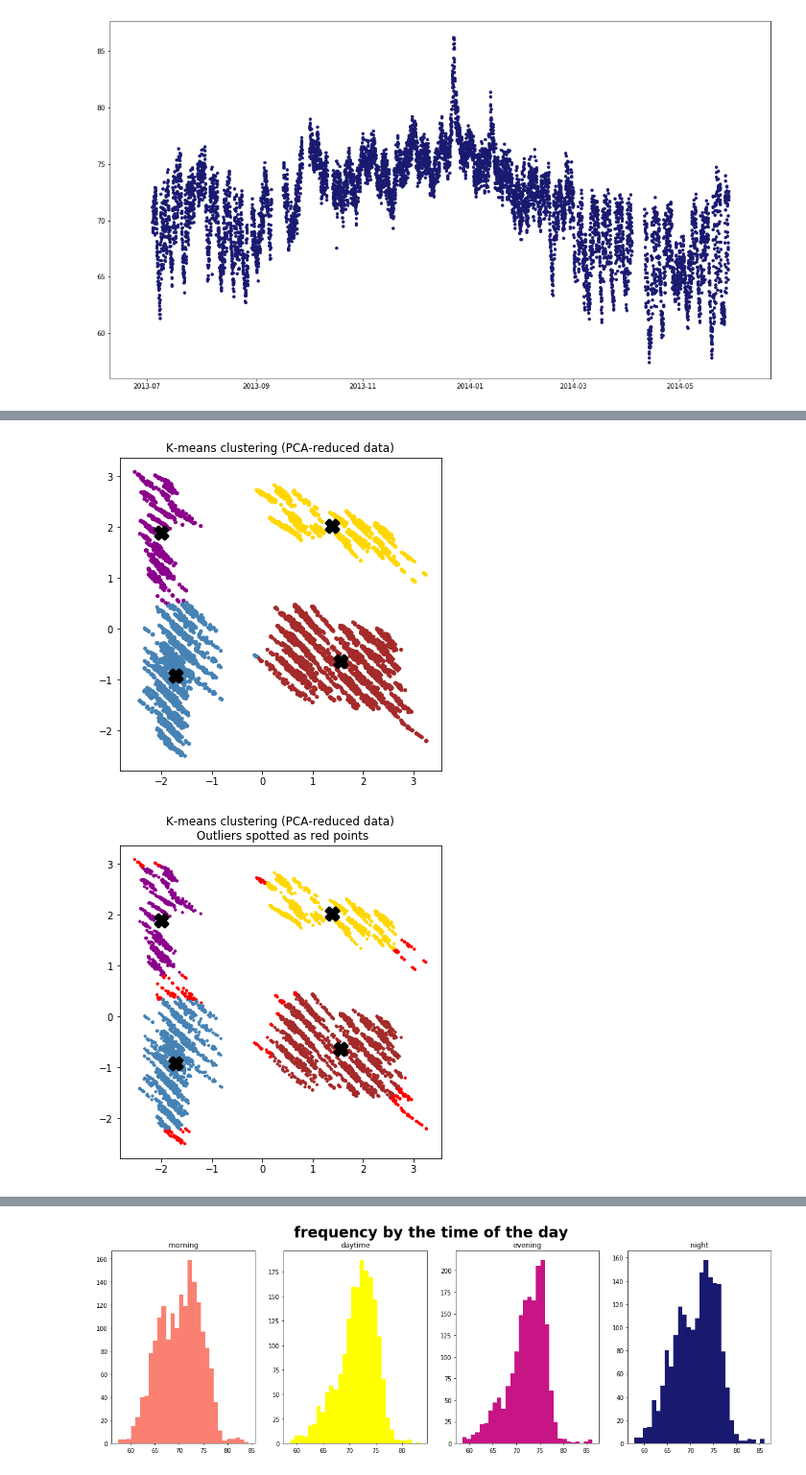
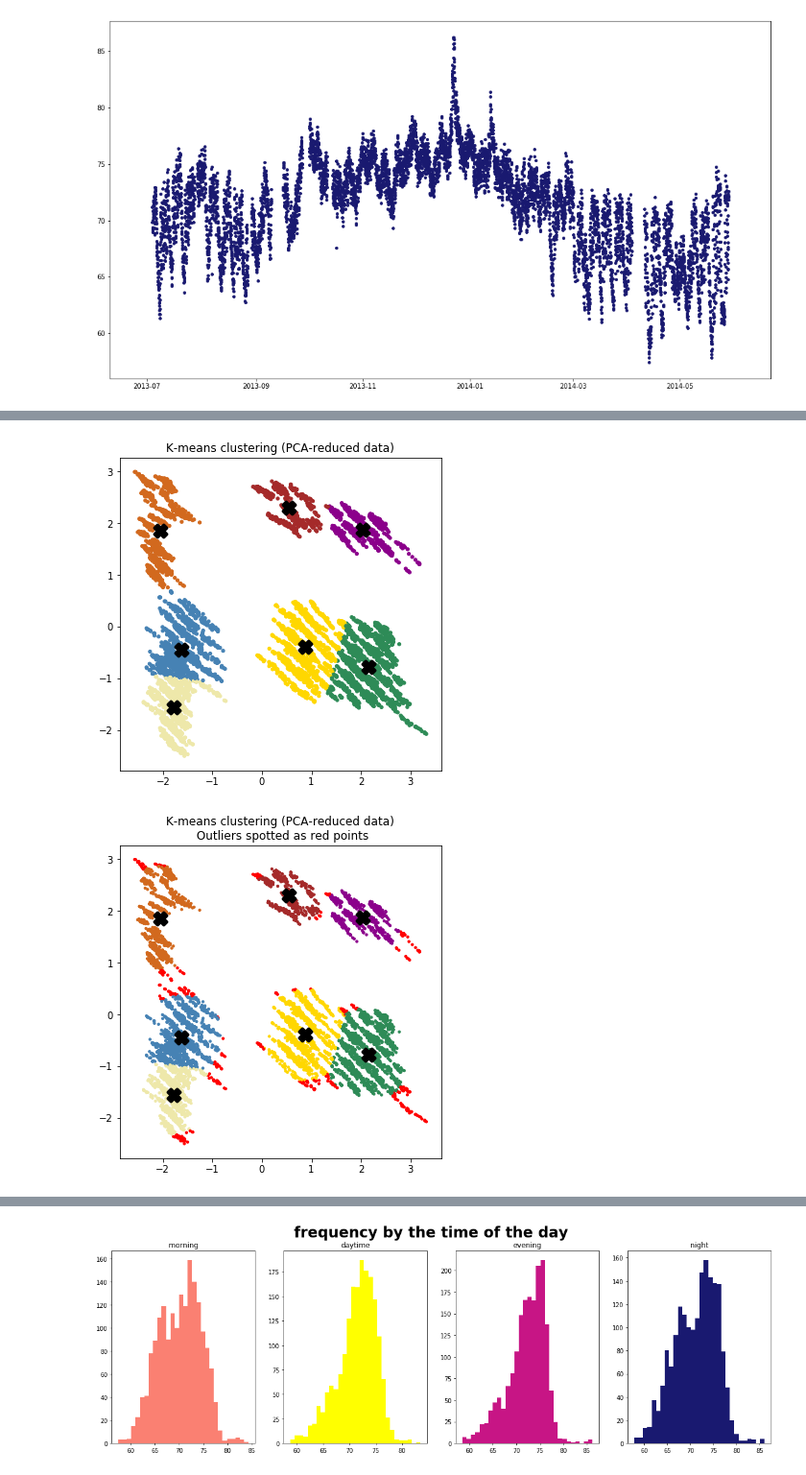
Before and after one commit to leafy-dandelion/2021-knu-tsad, a Jupyter notebook: Liubyma.ipynb, the cells around one changed output, grey strips where cells are left out. Shown at 96% size. Saved outputs shown, nothing was run; the diff lists cells and outputs as text; code cells hidden in the pictures.

```diff
--- a/Liubyma.ipynb
+++ b/Liubyma.ipynb
@@ -368,7 +395,7 @@ plt.scatter(datepoints, df.value, c=colormap[model.labels_], s=15)
 from sklearn.decomposition import PCA
 from sklearn import preprocessing
 
-X = df_train.copy().loc[:,'value':'month']
+X = df.copy().loc[:,'value':'month']
 X.isnull().sum()
 
 #rescaling
@@ -382,33 +409,35 @@ new_df = pd.DataFrame(X_r, columns=['feature1', 'feature2'])
 # %%
 # Clusters visualisation
 
 # Cluste size.
-K = 4
+K = 7
 MAX_ITER = 100
 
 
 # Kmean model
 model = KMeans(n_clusters=K, max_iter=MAX_ITER)
 
 model.fit(X_r)
 
-colormap = np.array(['SteelBlue', 'Brown','DarkMagenta','Gold', 'red'])
+colormap = np.array(['SeaGreen', 'SteelBlue', 'Brown','Chocolate', 'PaleGoldenRod','DarkMagenta','Gold'])
 plt.figure(figsize=(6,6))
 plt.scatter(X_r[:,0], X_r[:,1], c=colormap[model.labels_], s=10)
 
 # Plot the centroids as a black X
 
 centroids = model.cluster_centers_
 new_df['class'] = model.labels_
 
 plt.scatter(centroids[:, 0], centroids[:, 1], marker="X", s=169, linewidths=3,
             color="k")
 plt.title("K-means clustering (PCA-reduced data)")
 plt.show()
 # %% [output]
-[figure, old version]
+[figure, new version]
 # %%
 # finding outliers
+
+colormap = np.array(['SeaGreen', 'SteelBlue', 'Brown','Chocolate', 'PaleGoldenRod','DarkMagenta','Gold', 'r'])
 import math
 OUT_PER = 0.05 # persentage of points that have greatest distance and are taken as anomalies
 
@@ -468,4 +497,4 @@ plt.scatter(centroids[:, 0], centroids[:, 1], marker="X", s=169, linewidths=3,
 plt.title("K-means clustering (PCA-reduced data)\n Outliers spotted as red points")
 plt.show()
 # %% [output]
-[figure, old version]
+[figure, new version]
```
Also changed, not shown: parts of 24 cells of this notebook.
